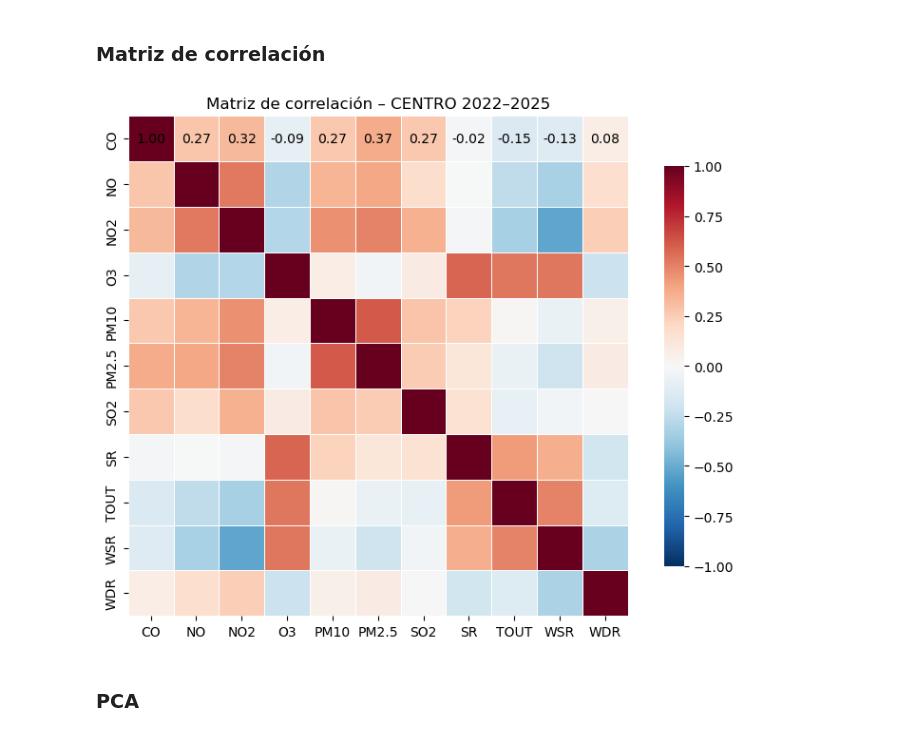
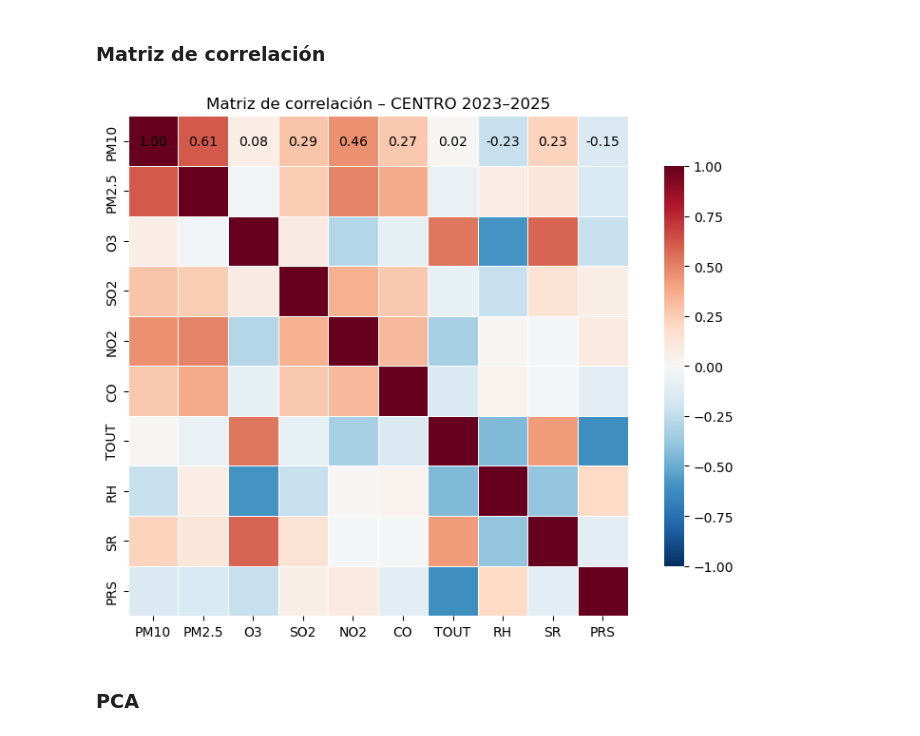
Before and after one commit to a01781585/Reto_MA2003B, a Jupyter notebook: Calidad_Aire_y_Contaminantes_ZMM.ipynb, the cells around one changed output. Cells and saved outputs as stored; diff of their text form; code cells hidden in the pictures.

```diff
--- a/Calidad_Aire_y_Contaminantes_ZMM.ipynb
+++ b/Calidad_Aire_y_Contaminantes_ZMM.ipynb
@@ -770,5 +768,5 @@ memory usage: 2.8 MB
 # %%
-cols_to_plot = ['CO', 'NO', 'NO2', 'O3', 'PM10', 'PM2.5', 'SO2', 'SR', 'TOUT', 'WSR', 'WDR']
+cols_to_plot = ['PM10', 'PM2.5', 'O3', 'SO2','NO2','CO','TOUT','RH','SR','PRS']
 df[cols_to_plot].resample("D").mean().plot(subplots=True, figsize=(12, 18), sharex=True)
 plt.suptitle("CENTRO – Promedios diarios 2022–2025", y=1.02)
 plt.show()
@@ -795,23 +792,23 @@ corr.loc[cols_to_plot, cols_to_plot]
 # %%
 corr_subset = df[cols_to_plot].corr()
 
 plt.figure(figsize=(8, 6))
 sns.heatmap(
     corr_subset,
     annot=True,
     fmt=".2f",
     cmap="RdBu_r",
     vmin=-1, vmax=1,
     square=True,
     linewidths=0.5,
     cbar_kws={"shrink": 0.8},
     annot_kws={"color": "black", "fontsize": 10}
 )
-plt.title("Matriz de correlación – CENTRO 2022–2025")
+plt.title("Matriz de correlación – CENTRO 2023–2025")
 plt.tight_layout()
 plt.show()
 # %% [output]
-[figure, old version]
+[figure, new version]
 # %% [markdown]
 ### PCA
 # %%
```
Also changed, not shown: parts of 14 cells of this notebook, 6 other files.
